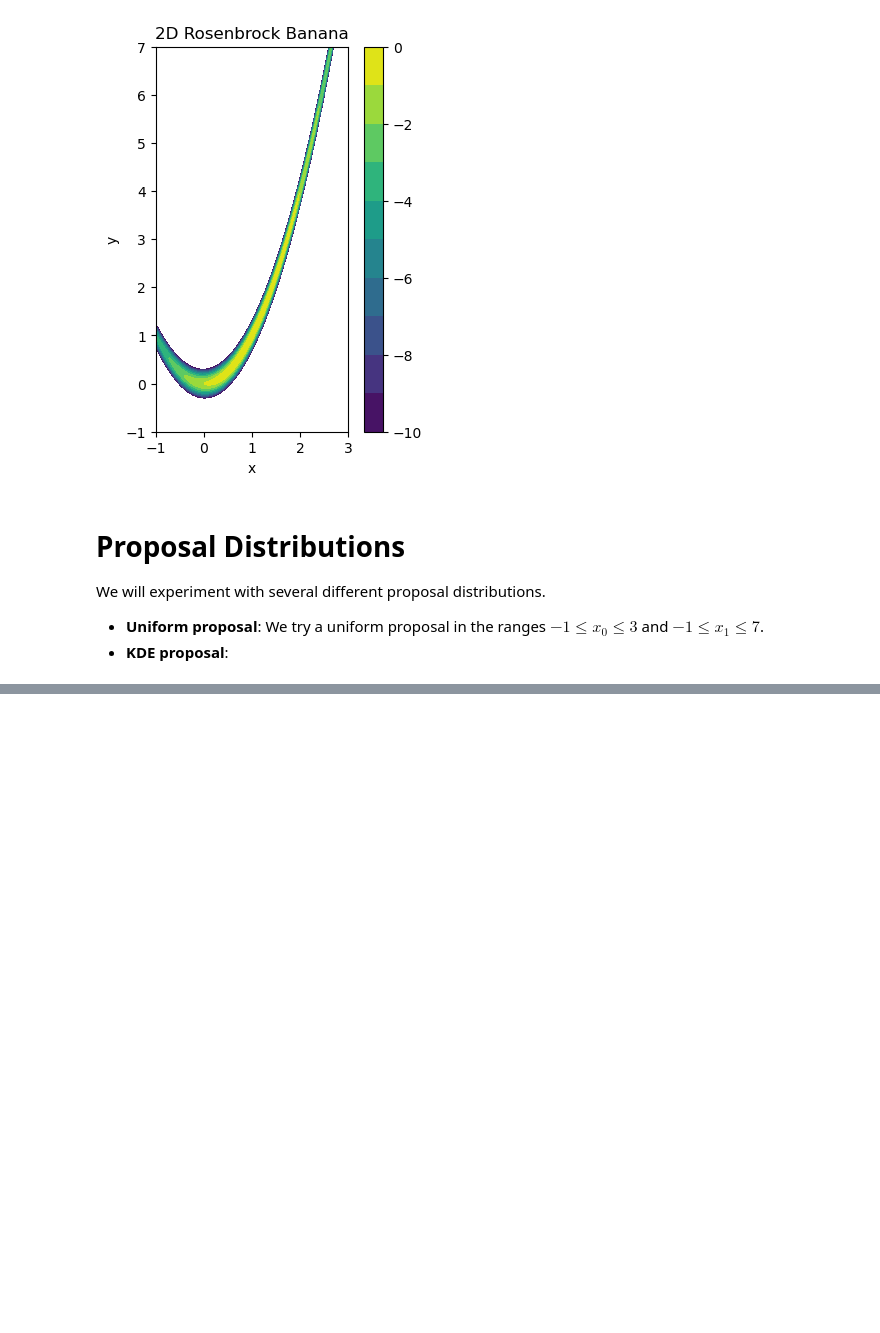
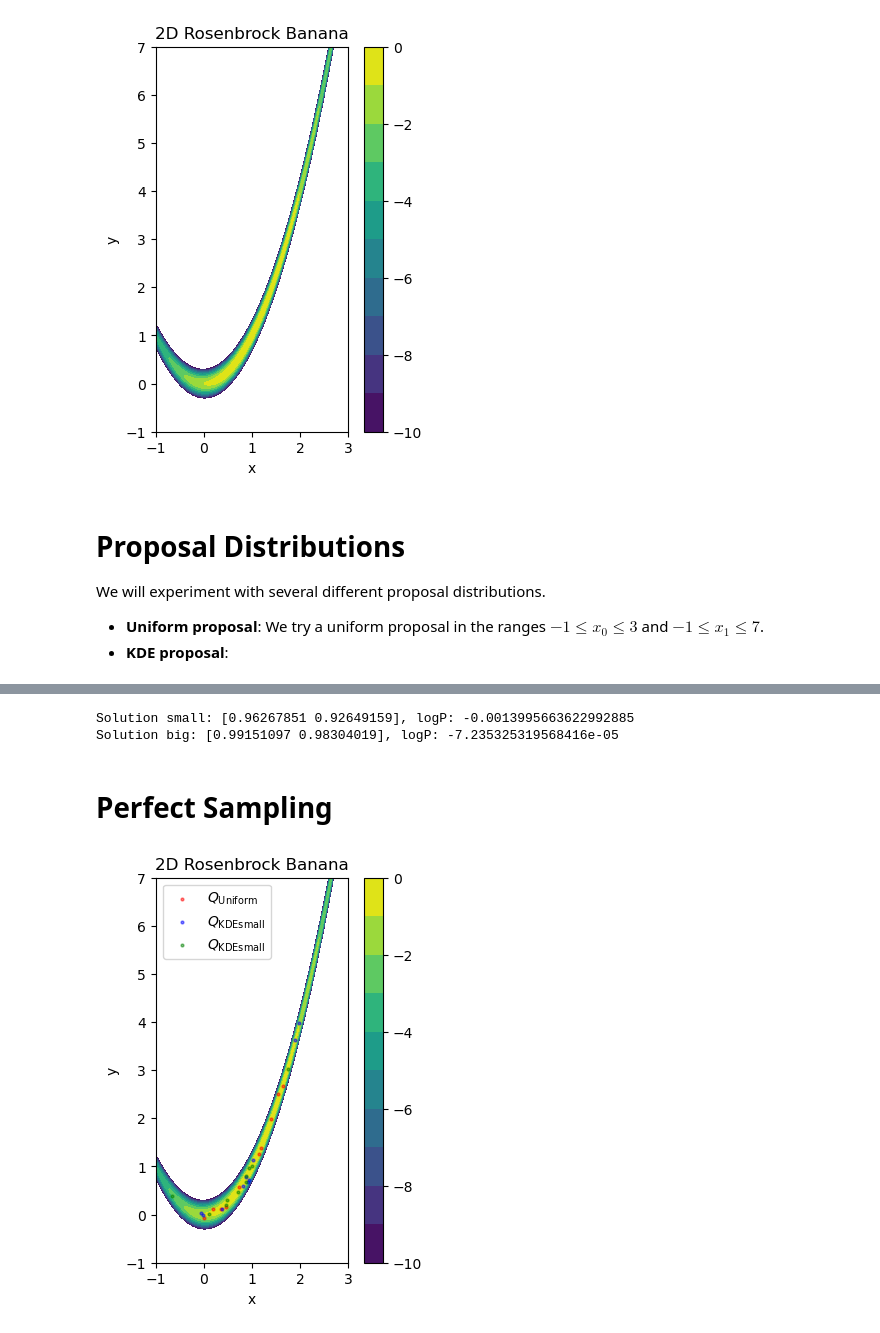
Before and after one commit to cjm96/mcmc_infinity, a Jupyter notebook: mcmc_infinity/examples/rosenbrock_demo.ipynb, the cells around one changed output, grey strips where cells are left out. Drawn from its saved outputs; the diff is of its cells as text; code cells hidden in the pictures; blank space fills up the shorter version.

```diff
--- a/mcmc_infinity/examples/rosenbrock_demo.ipynb
+++ b/mcmc_infinity/examples/rosenbrock_demo.ipynb
@@ -96,12 +104,25 @@ sampler_uniform = mc.sampler.PerfectSampler(target,
                                             np.array([[1.]*dim]),
                                             seed=seed)
 
+sol_small = minimize(lambda x: -(target(x)-Qkde_small.logP(x)[0]),
+               jnp.ones(dim), method="BFGS", tol=1.e-2)
+
+print(f"Solution small: {sol_small.x}, logP: {target(sol_small.x)}")
+
 sampler_kde_small = mc.sampler.PerfectSampler(target,
                                             Qkde_small,
-                                            np.array([[1.]*dim]),
+                                            jnp.atleast_2d(sol_small.x),
                                             seed=seed)
+
+sol_big = minimize(lambda x: -(target(x)-Qkde_big.logP(x)[0]),
+               jnp.ones(dim), method="BFGS", tol=1.e-2)
+
+print(f"Solution big: {sol_big.x}, logP: {target(sol_big.x)}")
 
 sampler_kde_big = mc.sampler.PerfectSampler(target,
                                             Qkde_big,
-                                            np.array([[1.]*dim]),
+                                            jnp.atleast_2d(sol_big.x),
                                             seed=seed)
+# %% [output]
+Solution small: [0.96267851 0.92649159], logP: -0.0013995663622992885
+Solution big: [0.99151097 0.98304019], logP: -7.235325319568416e-05
@@ -111,0 +129,38 @@ samples = sampler_uniform.get_perfect_samples(T, num_samples)
+# %% [markdown]
+# Perfect Sampling
+# %%
+T = 4
+
+num_samples = 10
+
+samples_Quniform, T_Quniform = sampler_uniform.get_perfect_samples(T, num_samples, return_T=True)
+samples_Qkde_small, T_Qkde_small = sampler_kde_small.get_perfect_samples(T, num_samples, return_T=True)
+samples_Qkde_big, T_Qkde_big = sampler_kde_big.get_perfect_samples(T, num_samples, return_T=True)
+# %%
+x = np.linspace(-1, 3, 300)
+y = np.linspace(-1, 7, 300)
+X, Y = np.meshgrid(x, y)
+Z = target(np.stack((X,Y), axis=-1))
+
+fig, ax = plt.subplots(figsize=(4,5))
+
+levels = np.linspace(-10, 0, 11)
+x = ax.contourf(X, Y, Z, levels=levels)
+cbar = plt.colorbar(x)
+
+ax.scatter(samples_Quniform[:, 0], samples_Quniform[:, 1],
+           s=4, color='red', label=r'$Q_{\rm Uniform}$', alpha=0.5)
+ax.scatter(samples_Qkde_small[:, 0], samples_Qkde_small[:, 1],
+           s=4, color='blue', label=r'$Q_{\rm KDE small}$', alpha=0.5)
+ax.scatter(samples_Qkde_big[:, 0], samples_Qkde_big[:, 1],
+           s=4, color='green', label=r'$Q_{\rm KDE small}$', alpha=0.5)
+
+ax.set_xlabel("x")
+ax.set_ylabel("y")
+ax.set_title("2D Rosenbrock Banana")
+ax.set_aspect('equal')
+ax.legend(loc='upper left')
+
+plt.show()
+# %% [output]
+[figure, added]
```
Also changed, not shown: parts of 5 cells of this notebook, 6 other files.
